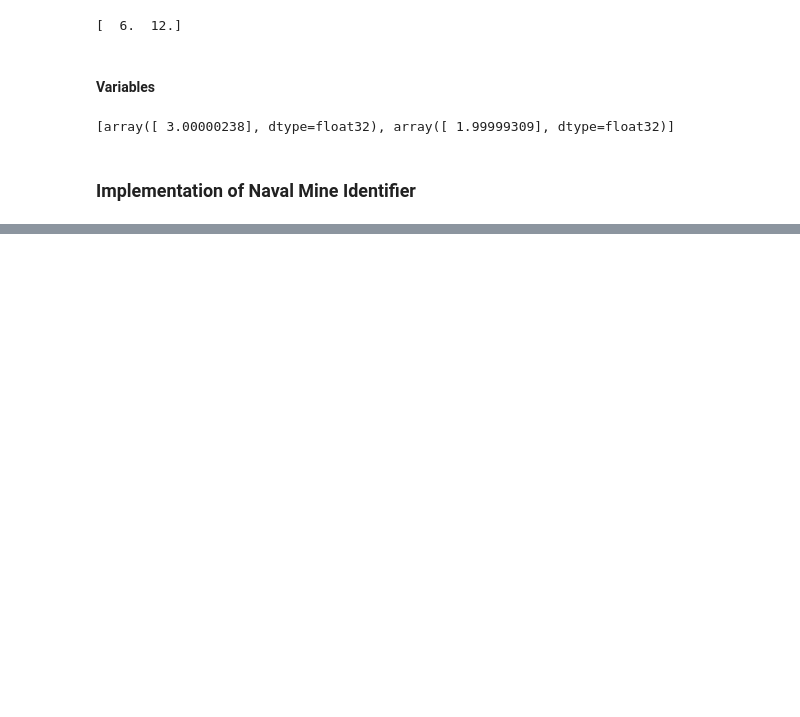
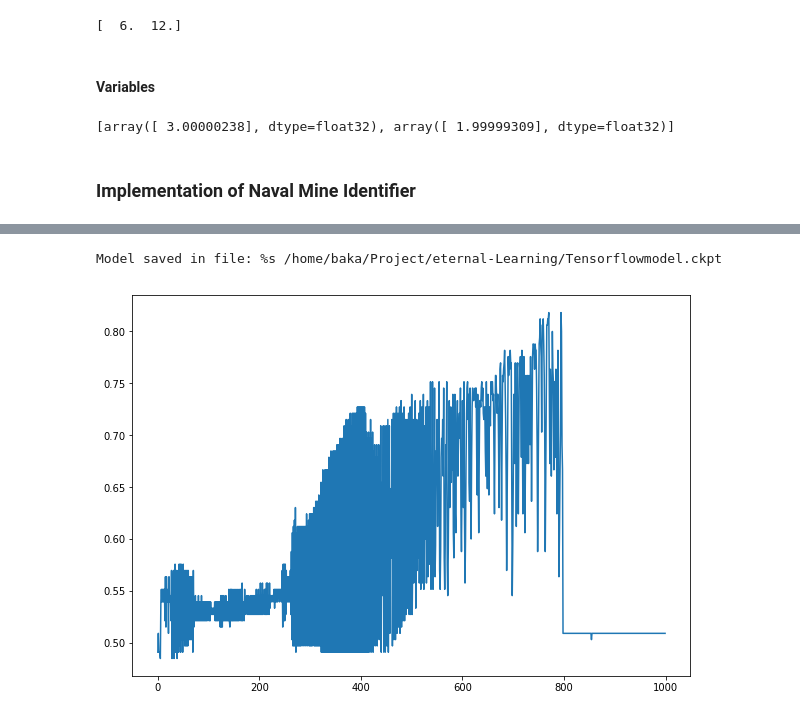
Before and after one commit to debakarr/eternal-learning, a Jupyter notebook: Tensorflow/[Edureka] Tensorflow.ipynb, the cells around one changed output, grey strips where cells are left out. Cells and saved outputs as stored; diff of their text form; code cells hidden in the pictures; blank space fills up the shorter version.

```diff
--- a/Tensorflow/[Edureka] Tensorflow.ipynb
+++ b/Tensorflow/[Edureka] Tensorflow.ipynb
@@ -136,0 +341,25 @@ sess.close()
+# %%
+y = multilayer_perceptron(x, weights, biases)
+# %%
+cost_function = tf.reduce_mean(tf.nn.softmax_cross_entropy_with_logits(logits=y, labels=y_))
+training_step = tf.train.GradientDescentOptimizer(learningRate).minimize(cost_function)
+# %%
+sess = tf.Session()
+sess.run(init)
+
+mse_history = []
+accuracy_history = []
+# %%
+for epoch in range(training_epochs):
+    sess.run(training_step, feed_dict={x:X_train, y_:Y_train})
+    cost = sess.run(cost_function,feed_dict={x:X_train, y_:Y_train})
+    cost_history = np.append(cost_history, cost)
+    correct_prediction = tf.equal(tf.argmax(y,1),tf.argmax(y_,1))
+    accuracy = tf.reduce_mean(tf.cast(correct_prediction, tf.float32))
+#     print("Accuracy: ", (sess.run(accuracy, feed_dict={x:test_x, y_:test_y})))
+    pred_y = sess.run(y,feed_dict={x:X_test} )
+    mse = tf.reduce_mean(tf.square(pred_y - Y_test))
+    mse_ = sess.run(mse)
+    accuracy = (sess.run(accuracy,feed_dict={x:X_train, y_:Y_train}))
+    accuracy_history.append(accuracy)
+    print('epoch: ', epoch,' - ', 'cost: ', cost, " - MSE: ", mse_, "- Train Accuracy: ", accuracy)
@@ -136,0 +384,11 @@ sess.close()
+# %%
+save_path = saver.save(sess,model_save_path+"model.ckpt")
+print("Model saved in file: %s", save_path)
+# %% [output]
+Model saved in file: %s /home/baka/Project/eternal-Learning/Tensorflowmodel.ckpt
+# %%
+plt.figure(figsize=(10,7))
+plt.plot(accuracy_history)
+plt.show()
+# %% [output]
+[figure, added]
```
Also changed, not shown: parts of 29 cells of this notebook.
